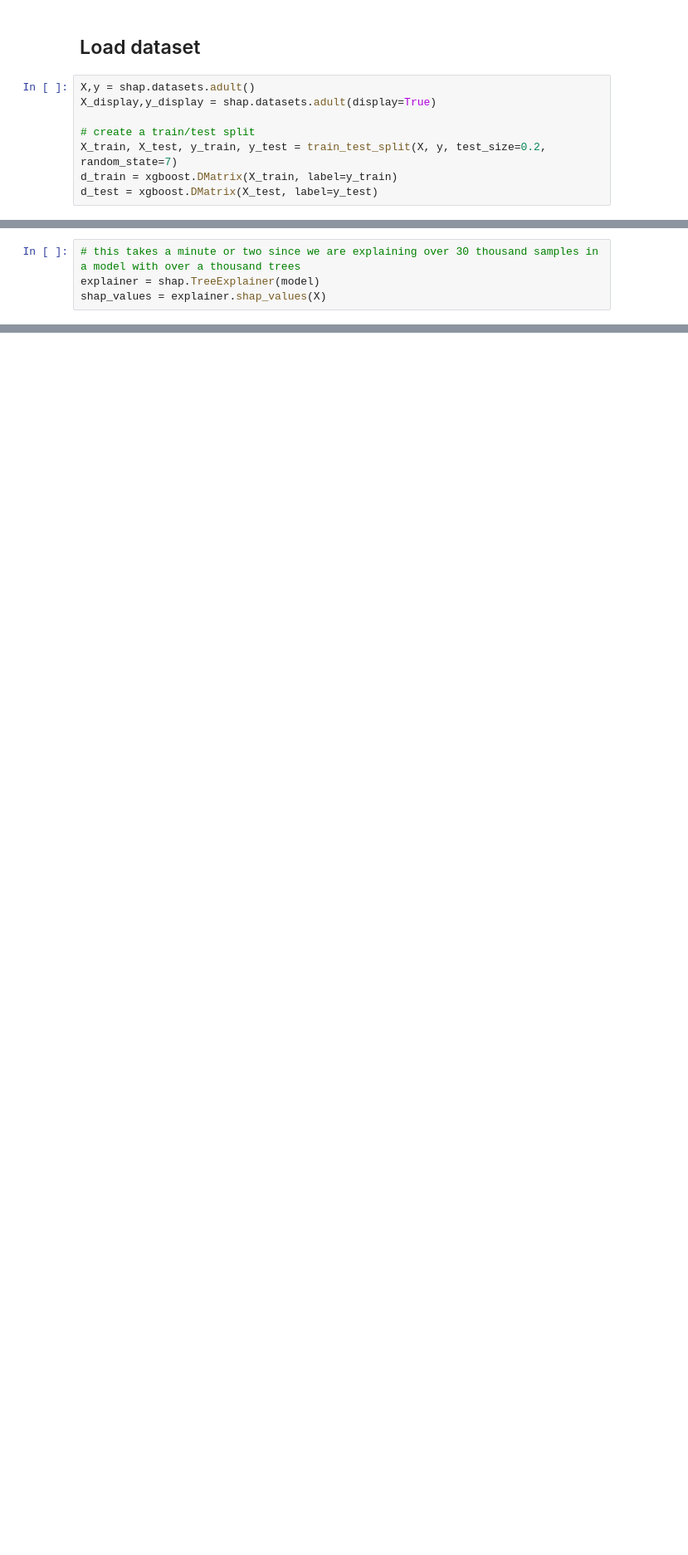
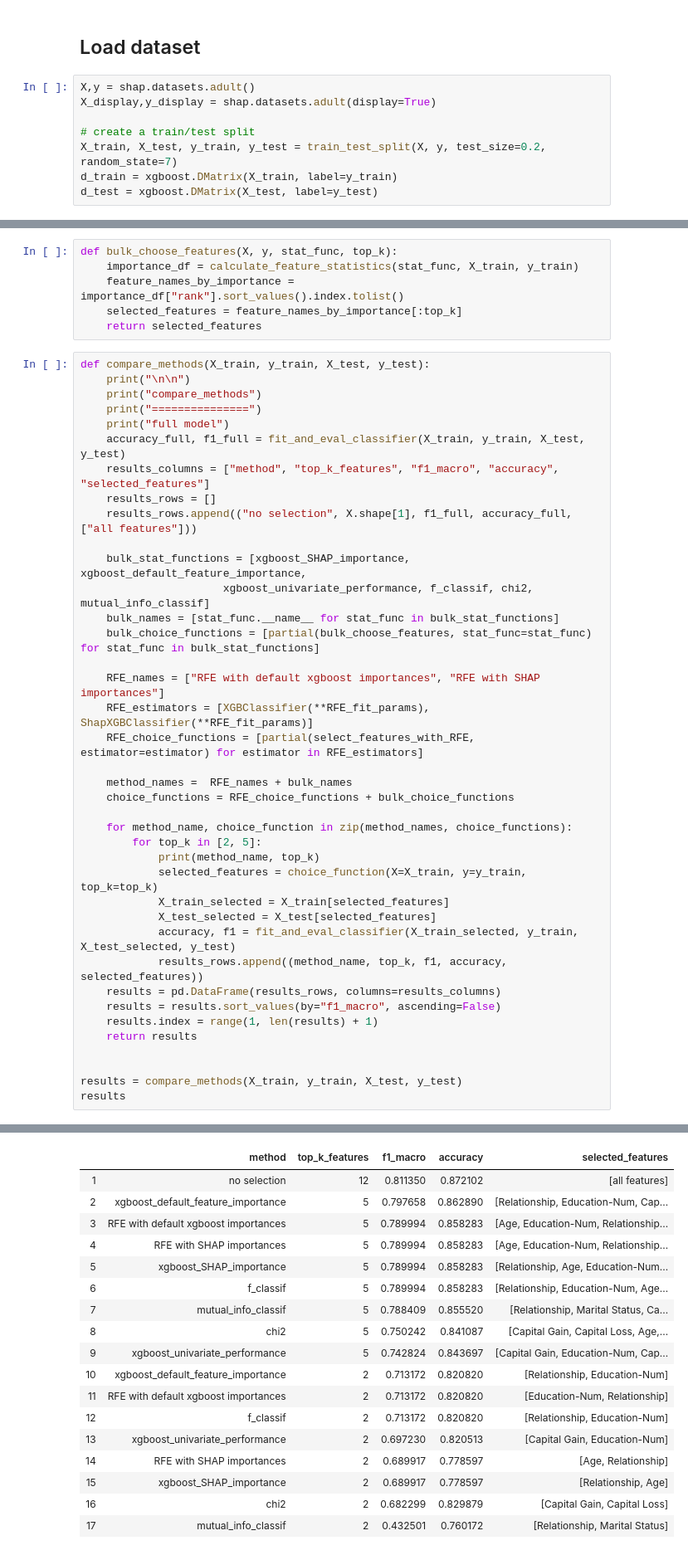
Before and after one commit to TomerRonen34/playground, a Jupyter notebook: feature_selection/feature_selection.ipynb, the cells around one changed output, grey strips where cells are left out. Shown at 83% size. Drawn from its saved outputs; the diff is of its cells as text; blank space fills up the shorter version.

```diff
--- a/feature_selection/feature_selection.ipynb
+++ b/feature_selection/feature_selection.ipynb
@@ -269,4 +31,0 @@ Here we use the Tree SHAP implementation integrated into XGBoost to explain the
-# %%
-# this takes a minute or two since we are explaining over 30 thousand samples in a model with over a thousand trees
-explainer = shap.TreeExplainer(model)
-shap_values = explainer.shap_values(X)
@@ -387,0 +314,46 @@ for name in X_train.columns:
+# %%
+def bulk_choose_features(X, y, stat_func, top_k):
+    importance_df = calculate_feature_statistics(stat_func, X_train, y_train)
+    feature_names_by_importance = importance_df["rank"].sort_values().index.tolist()
+    selected_features = feature_names_by_importance[:top_k]
+    return selected_features
+# %%
+def compare_methods(X_train, y_train, X_test, y_test):
+    print("\n\n")
+    print("compare_methods")
+    print("===============")
+    print("full model")
+    accuracy_full, f1_full = fit_and_eval_classifier(X_train, y_train, X_test, y_test)
+    results_columns = ["method", "top_k_features", "f1_macro", "accuracy", "selected_features"]
+    results_rows = []
+    results_rows.append(("no selection", X.shape[1], f1_full, accuracy_full, ["all features"]))
+
+    bulk_stat_functions = [xgboost_SHAP_importance, xgboost_default_feature_importance,
+                      xgboost_univariate_performance, f_classif, chi2, mutual_info_classif]
+    bulk_names = [stat_func.__name__ for stat_func in bulk_stat_functions]
+    bulk_choice_functions = [partial(bulk_choose_features, stat_func=stat_func) for stat_func in bulk_stat_functions]
+
+    RFE_names = ["RFE with default xgboost importances", "RFE with SHAP importances"]
+    RFE_estimators = [XGBClassifier(**RFE_fit_params), ShapXGBClassifier(**RFE_fit_params)]
+    RFE_choice_functions = [partial(select_features_with_RFE, estimator=estimator) for estimator in RFE_estimators]
+
+    method_names =  RFE_names + bulk_names
+    choice_functions = RFE_choice_functions + bulk_choice_functions
+
+    for method_name, choice_function in zip(method_names, choice_functions):
+        for top_k in [2, 5]:
+            print(method_name, top_k)
+            selected_features = choice_function(X=X_train, y=y_train, top_k=top_k)
+            X_train_selected = X_train[selected_features]
+            X_test_selected = X_test[selected_features]
+            accuracy, f1 = fit_and_eval_classifier(X_train_selected, y_train, X_test_selected, y_test)
+            results_rows.append((method_name, top_k, f1, accuracy, selected_features))
+    results = pd.DataFrame(results_rows, columns=results_columns)
+    results = results.sort_values(by="f1_macro", ascending=False)
+    results.index = range(1, len(results) + 1)
+    return results
+
+
+results = compare_methods(X_train, y_train, X_test, y_test)
+results
+# %% [output]
@@ -387,0 +399,18 @@ for name in X_train.columns:
+|  | method | top_k_features | f1_macro | accuracy | selected_features |
+| 1 | no selection | 12 | 0.811350 | 0.872102 | [all features] |
+| 2 | xgboost_default_feature_importance | 5 | 0.797658 | 0.862890 | [Relationship, Education-Num, Cap... |
+| 3 | RFE with default xgboost importances | 5 | 0.789994 | 0.858283 | [Age, Education-Num, Relationship... |
+| 4 | RFE with SHAP importances | 5 | 0.789994 | 0.858283 | [Age, Education-Num, Relationship... |
+| 5 | xgboost_SHAP_importance | 5 | 0.789994 | 0.858283 | [Relationship, Age, Education-Num... |
+| 6 | f_classif | 5 | 0.789994 | 0.858283 | [Relationship, Education-Num, Age... |
+| 7 | mutual_info_classif | 5 | 0.788409 | 0.855520 | [Relationship, Marital Status, Ca... |
+| 8 | chi2 | 5 | 0.750242 | 0.841087 | [Capital Gain, Capital Loss, Age,... |
+| 9 | xgboost_univariate_performance | 5 | 0.742824 | 0.843697 | [Capital Gain, Education-Num, Cap... |
+| 10 | xgboost_default_feature_importance | 2 | 0.713172 | 0.820820 | [Relationship, Education-Num] |
+| 11 | RFE with default xgboost importances | 2 | 0.713172 | 0.820820 | [Education-Num, Relationship] |
+| 12 | f_classif | 2 | 0.713172 | 0.820820 | [Relationship, Education-Num] |
+| 13 | xgboost_univariate_performance | 2 | 0.697230 | 0.820513 | [Capital Gain, Education-Num] |
+| 14 | RFE with SHAP importances | 2 | 0.689917 | 0.778597 | [Age, Relationship] |
+| 15 | xgboost_SHAP_importance | 2 | 0.689917 | 0.778597 | [Relationship, Age] |
+| 16 | chi2 | 2 | 0.682299 | 0.829879 | [Capital Gain, Capital Loss] |
+| 17 | mutual_info_classif | 2 | 0.432501 | 0.760172 | [Relationship, Marital Status] |
```
Also changed, not shown: parts of 48 cells of this notebook, 3 other files.
